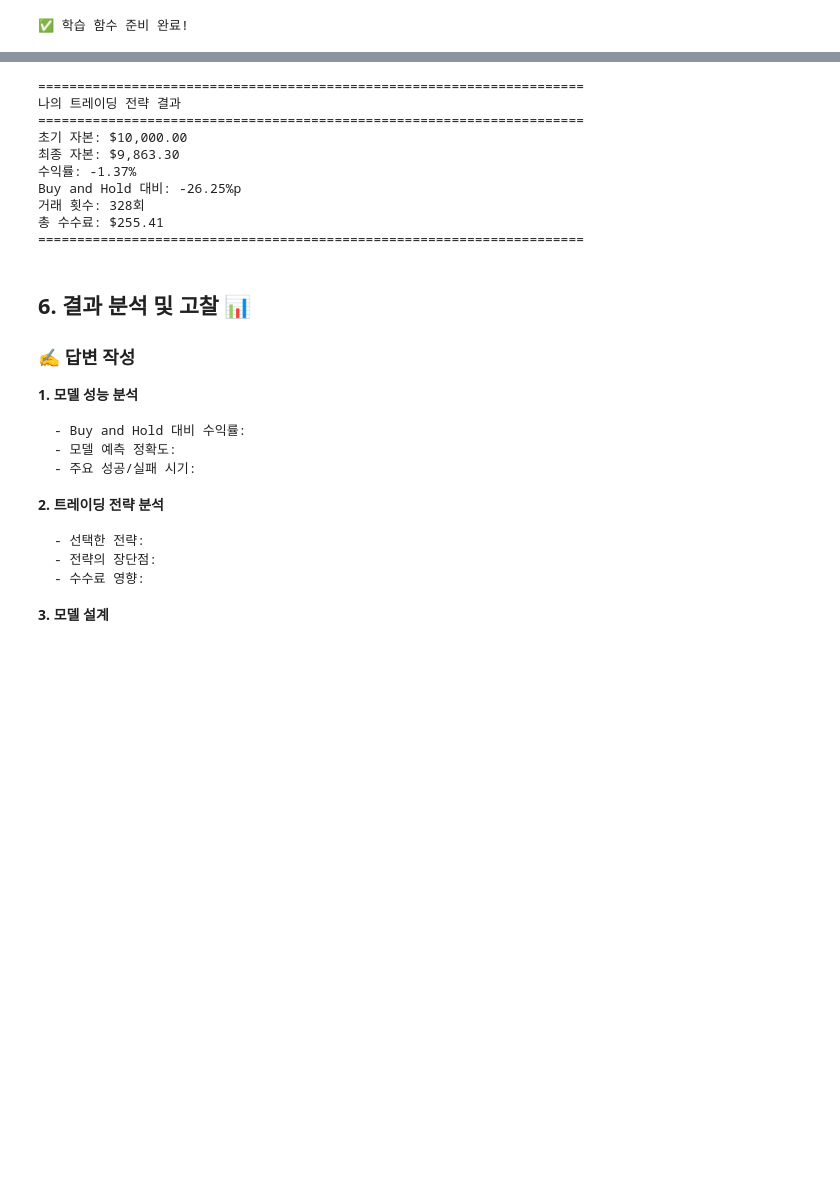
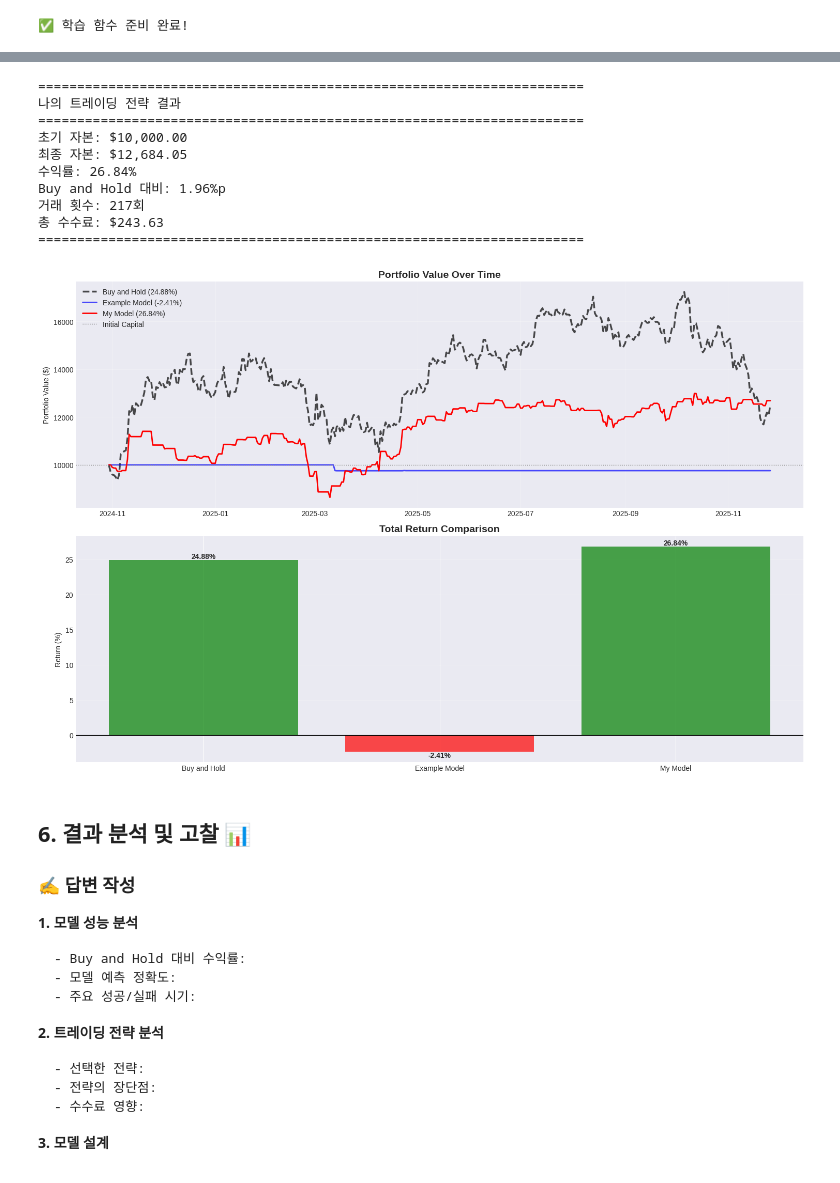
Before and after one commit to tlstkdgus/TimeSeriesForecastingTest, a Jupyter notebook: assignment_notebook.ipynb, the cells around one changed output, grey strips where cells are left out. Drawn from its saved outputs; the diff is of its cells as text; code cells hidden in the pictures; blank space fills up the shorter version.

Commit message:
buy and hold 이상 수익률 기록

```diff
--- a/assignment_notebook.ipynb
+++ b/assignment_notebook.ipynb
@@ -1118,9 +1106,9 @@ my_result = simulate_probability_trading(
     actual_prices=test_prices_aligned,
     dates=test_dates_aligned,
     initial_capital=10000,
-    transaction_fee=0.001,
-    threshold=0.5,  # TODO: 조정 가능
-    position_scaling=True  # TODO: True/False 선택
+    transaction_fee=0.0001,
+    threshold=0.65,  # TODO: 조정 가능
+    position_scaling=False  # TODO: True/False 선택
 )
 
 print("="*70)
@@ -1138,50 +1126,52 @@ print("="*70)
 나의 트레이딩 전략 결과
 ======================================================================
 초기 자본: $10,000.00
-최종 자본: $9,863.30
-수익률: -1.37%
-Buy and Hold 대비: -26.25%p
-거래 횟수: 328회
-총 수수료: $255.41
+최종 자본: $12,684.05
+수익률: 26.84%
+Buy and Hold 대비: 1.96%p
+거래 횟수: 217회
+총 수수료: $243.63
 ======================================================================
 # %%
 # TODO: 최종 결과 비교 (주석 해제 후 사용)
 
-# fig, axes = plt.subplots(2, 1, figsize=(15, 10))
+fig, axes = plt.subplots(2, 1, figsize=(15, 10))
 
-# # 포트폴리오 가치
-# axes[0].plot(test_dates_aligned, buy_hold_portfolio,
-#             label=f"Buy and Hold ({buy_hold_return:.2f}%)",
-#             linewidth=2.5, linestyle="--", color="black", alpha=0.7)
-# axes[0].plot(test_dates_aligned, example_result_prob["portfolio_values"],
-#             label=f"Example Model ({example_result_prob['total_return']:.2f}%)",
-#             linewidth=2, color="blue", alpha=0.7)
-# axes[0].plot(test_dates_aligned, my_result["portfolio_values"],
-#             label=f"My Model ({my_result['total_return']:.2f}%)",
-#             linewidth=2, color="red")
-# axes[0].axhline(y=10000, color="gray", linestyle=":", linewidth=1, label="Initial Capital")
-# axes[0].set_title("Portfolio Value Over Time", fontsize=14, fontweight="bold")
-# axes[0].set_ylabel("Portfolio Value ($)")
-# axes[0].legend()
-# axes[0].grid(True, alpha=0.3)
+# 포트폴리오 가치
+axes[0].plot(test_dates_aligned, buy_hold_portfolio,
+            label=f"Buy and Hold ({buy_hold_return:.2f}%)",
+            linewidth=2.5, linestyle="--", color="black", alpha=0.7)
+axes[0].plot(test_dates_aligned, example_result_prob["portfolio_values"],
+            label=f"Example Model ({example_result_prob['total_return']:.2f}%)",
+            linewidth=2, color="blue", alpha=0.7)
+axes[0].plot(test_dates_aligned, my_result["portfolio_values"],
+            label=f"My Model ({my_result['total_return']:.2f}%)",
+            linewidth=2, color="red")
+axes[0].axhline(y=10000, color="gray", linestyle=":", linewidth=1, label="Initial Capital")
+axes[0].set_title("Portfolio Value Over Time", fontsize=14, fontweight="bold")
+axes[0].set_ylabel("Portfolio Value ($)")
+axes[0].legend()
+axes[0].grid(True, alpha=0.3)
 
-# # 수익률 비교
-# strategies = ["Buy and Hold", "Example Model", "My Model"]
-# returns = [buy_hold_return, example_result_prob['total_return'], my_result['total_return']]
-# colors = ['green' if r > 0 else 'red' for r in returns]
+# 수익률 비교
+strategies = ["Buy and Hold", "Example Model", "My Model"]
+returns = [buy_hold_return, example_result_prob['total_return'], my_result['total_return']]
+colors = ['green' if r > 0 else 'red' for r in returns]
 
-# axes[1].bar(strategies, returns, color=colors, alpha=0.7)
-# axes[1].axhline(y=0, color="black", linestyle="-", linewidth=1)
-# axes[1].set_title("Total Return Comparison", fontsize=14, fontweight="bold")
-# axes[1].set_ylabel("Return (%)")
-# axes[1].grid(axis="y", alpha=0.3)
+axes[1].bar(strategies, returns, color=colors, alpha=0.7)
+axes[1].axhline(y=0, color="black", linestyle="-", linewidth=1)
+axes[1].set_title("Total Return Comparison", fontsize=14, fontweight="bold")
+axes[1].set_ylabel("Return (%)")
+axes[1].grid(axis="y", alpha=0.3)
 
-# for i, (strategy, ret) in enumerate(zip(strategies, returns)):
-#     axes[1].text(i, ret, f'{ret:.2f}%', ha='center',
-#                 va='bottom' if ret > 0 else 'top', fontweight='bold')
+for i, (strategy, ret) in enumerate(zip(strategies, returns)):
+    axes[1].text(i, ret, f'{ret:.2f}%', ha='center',
+                va='bottom' if ret > 0 else 'top', fontweight='bold')
 
-# plt.tight_layout()
-# plt.show()
+plt.tight_layout()
+plt.show()
+# %% [output]
+[figure, added]
 # %% [markdown]
 ## 6. 결과 분석 및 고찰 📊
 
```
Also changed, not shown: parts of 5 cells of this notebook.
